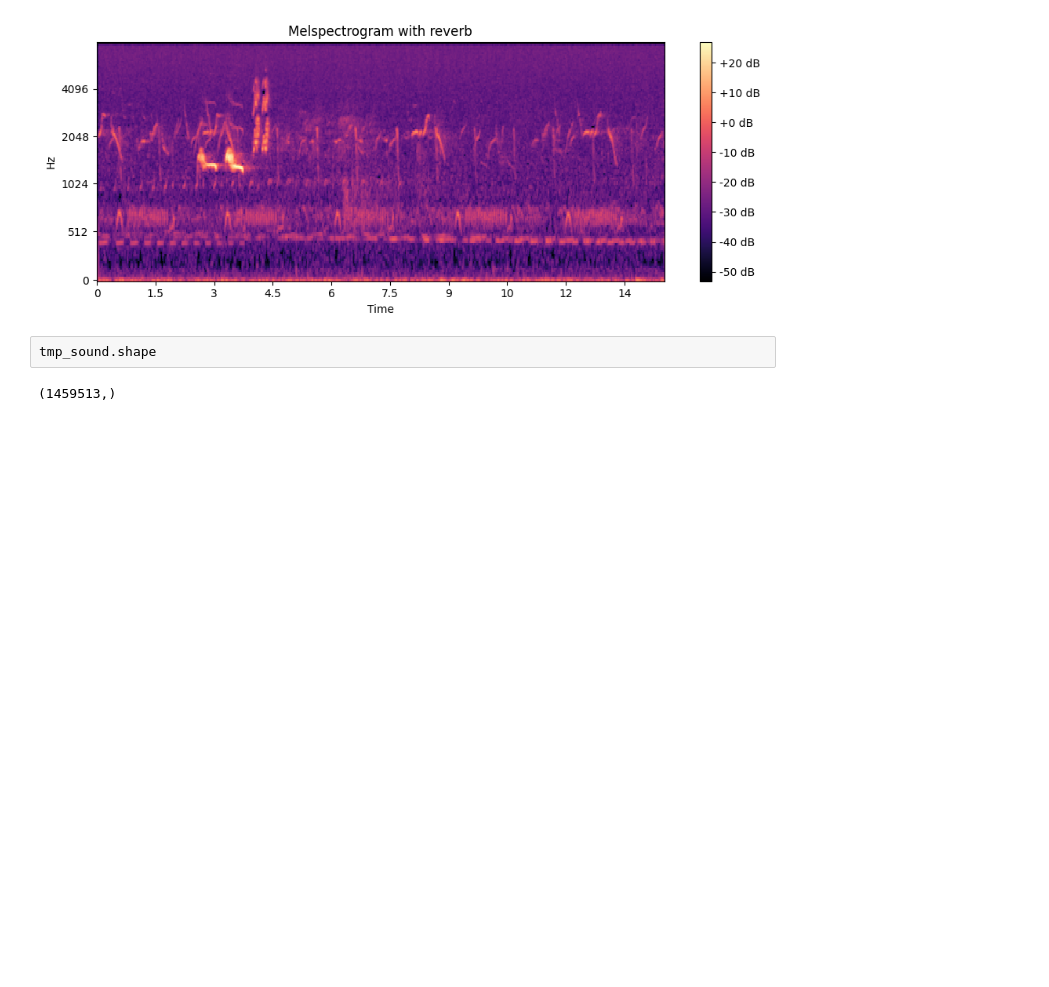
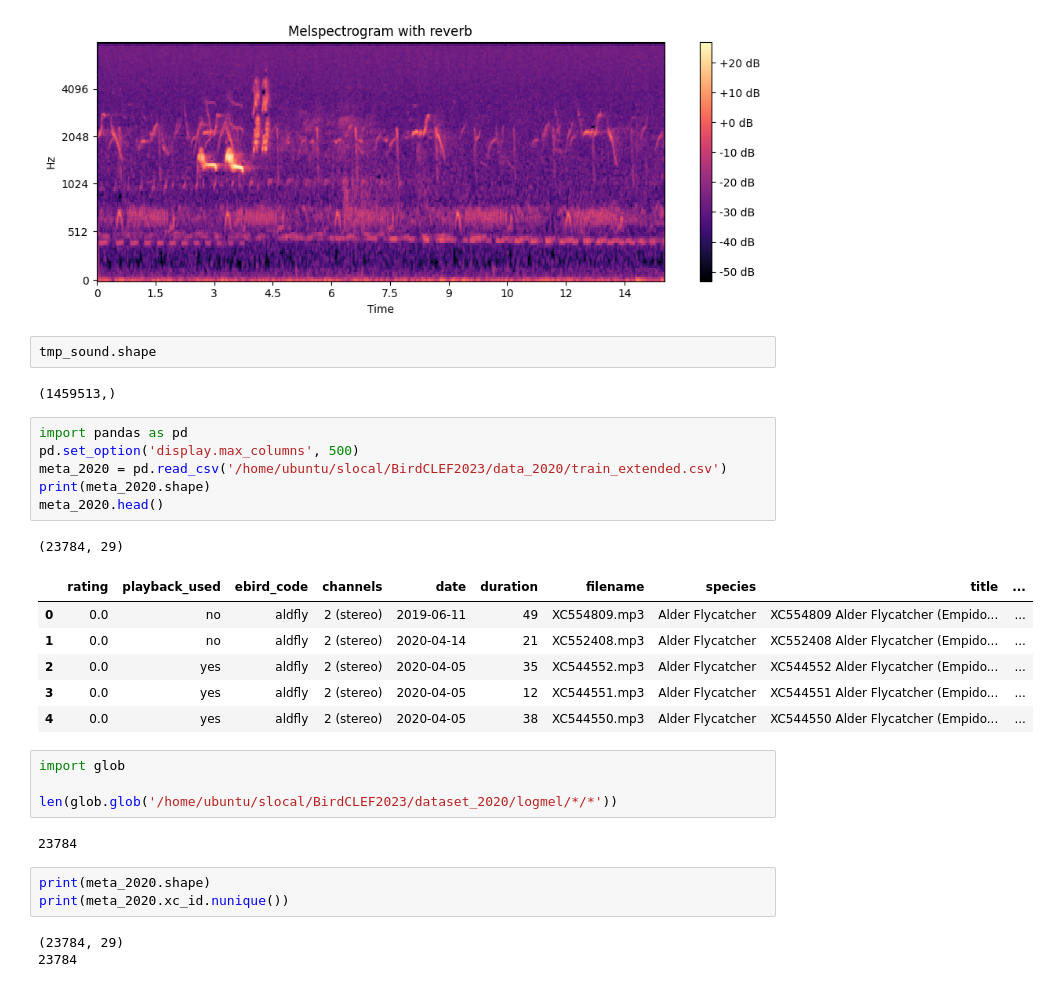
Before and after one commit to YutoShibata07/BirdCLEF2023, a Jupyter notebook: src/utils/EDA.ipynb, the cells around one changed output. Drawn from its saved outputs; the diff is of its cells as text; blank space fills up the shorter version.

Commit message:
added xeno 2020 dataset and changed mixup parameter

```diff
--- a/src/utils/EDA.ipynb
+++ b/src/utils/EDA.ipynb
@@ -312,3 +312,29 @@ plt.show()
 tmp_sound.shape
 # %% [output]
 (1459513,)
+# %%
+import pandas as pd
+pd.set_option('display.max_columns', 500)
+meta_2020 = pd.read_csv('/home/ubuntu/slocal/BirdCLEF2023/data_2020/train_extended.csv')
+print(meta_2020.shape)
+meta_2020.head()
+# %% [output]
+(23784, 29)
+|  | rating | playback_used | ebird_code | channels | date | duration | filename | species | title | ... |
+| 0 | 0.0 | no | aldfly | 2 (stereo) | 2019-06-11 | 49 | XC554809.mp3 | Alder Flycatcher | XC554809 Alder Flycatcher (Empido... | ... |
+| 1 | 0.0 | no | aldfly | 2 (stereo) | 2020-04-14 | 21 | XC552408.mp3 | Alder Flycatcher | XC552408 Alder Flycatcher (Empido... | ... |
+| 2 | 0.0 | yes | aldfly | 2 (stereo) | 2020-04-05 | 35 | XC544552.mp3 | Alder Flycatcher | XC544552 Alder Flycatcher (Empido... | ... |
+| 3 | 0.0 | yes | aldfly | 2 (stereo) | 2020-04-05 | 12 | XC544551.mp3 | Alder Flycatcher | XC544551 Alder Flycatcher (Empido... | ... |
+| 4 | 0.0 | yes | aldfly | 2 (stereo) | 2020-04-05 | 38 | XC544550.mp3 | Alder Flycatcher | XC544550 Alder Flycatcher (Empido... | ... |
+# %%
+import glob
+
+len(glob.glob('/home/ubuntu/slocal/BirdCLEF2023/dataset_2020/logmel/*/*'))
+# %% [output]
+23784
+# %%
+print(meta_2020.shape)
+print(meta_2020.xc_id.nunique())
+# %% [output]
+(23784, 29)
+23784
```
Also changed, not shown: parts of 7 cells of this notebook, 7 other files.
